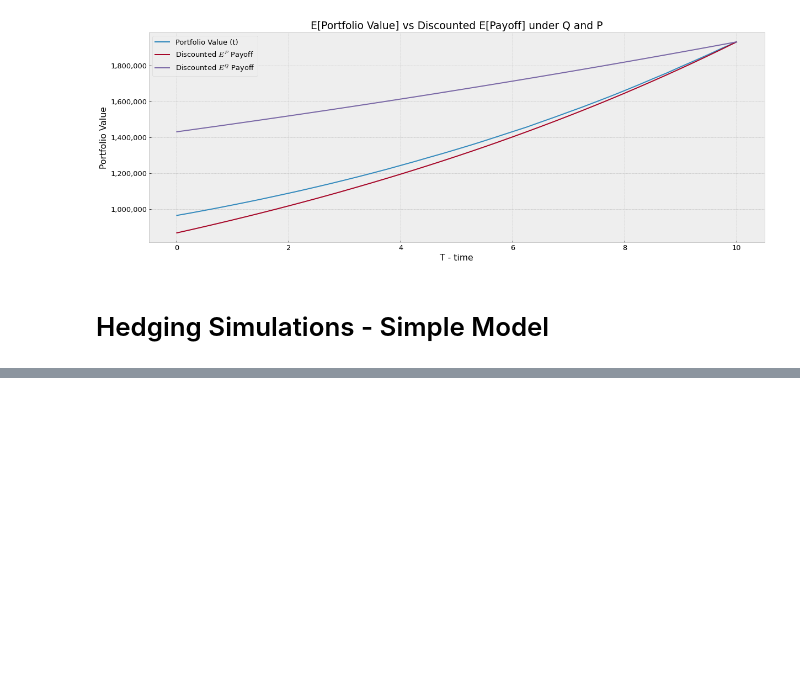
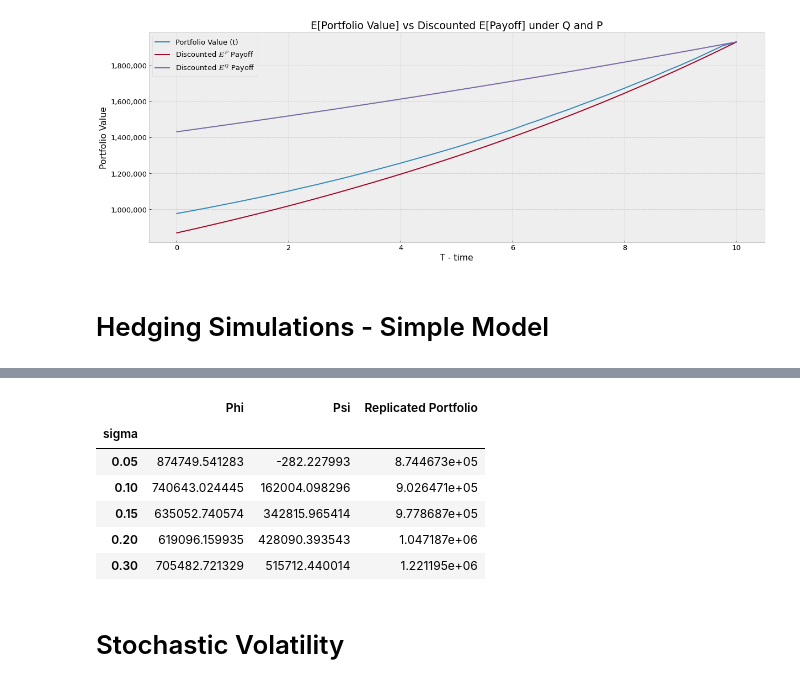
Before and after one commit to ithakis/Option-Replicating-Portfolio-with-Neural-Networks, a Jupyter notebook: Assignment4.ipynb, the cells around one changed output, grey strips where cells are left out. Cells and saved outputs as stored; diff of their text form; code cells hidden in the pictures; blank space fills up the shorter version.

```diff
--- a/Assignment4.ipynb
+++ b/Assignment4.ipynb
@@ -499,7 +497,7 @@ parameters = {
     'r'       : 0.03,
     'sigma'   : 0.15,
 
-    'rebalancing' : 1/1,
+    'rebalancing' : 1/4,
 
     # """ Acturial Parameters """
     'N'   : 10_000,
@@ -511,7 +509,7 @@ parameters = {
 
     # """ Simulation parameters """
     'dt'      : 1/(100),
-    'n_paths'  : ceil(np.log2(1_000))
+    'n_paths'  : ceil(np.log2(3_000))
 }
 import Replicating_Portfolio as RP
 reload(RP)
@@ -541,0 +540,9 @@ Psi t=0 : 214,282 Bonds
+# %%
+init_parameters = parameters
+
+results = []
+for s in [.05, .10, .15, .20, .30]:
+    print(f'\n\n\n>>{s}--------------------------------')
+    parameters['sigma'] = s
+    phi, psi = RP.Replicating_Portfolio(parameters)
+    results.append([phi, psi])
@@ -541,0 +637,19 @@ Psi t=0 : 214,282 Bonds
+# %%
+d = {}
+for idx, s in enumerate([.05, .10, .15, .20, .30]):
+    d[s] = [results[idx][0], results[idx][1], results[idx][0]+results[idx][1]]
+
+_df = pd.DataFrame.from_dict(d, orient='index', columns=['Phi', 'Psi', 'Replicated Portfolio'])
+_df.index.name = 'sigma'
+
+_df
+# %% [output]
+|  | Phi | Psi | Replicated Portfolio |
+| sigma |  |  |  |
+| 0.05 | 874749.541283 | -282.227993 | 8.744673e+05 |
+| 0.10 | 740643.024445 | 162004.098296 | 9.026471e+05 |
+| 0.15 | 635052.740574 | 342815.965414 | 9.778687e+05 |
+| 0.20 | 619096.159935 | 428090.393543 | 1.047187e+06 |
+| 0.30 | 705482.721329 | 515712.440014 | 1.221195e+06 |
+# %% [markdown]
+# Stochastic Volatility
```
Also changed, not shown: parts of 13 cells of this notebook, 3 other files.
